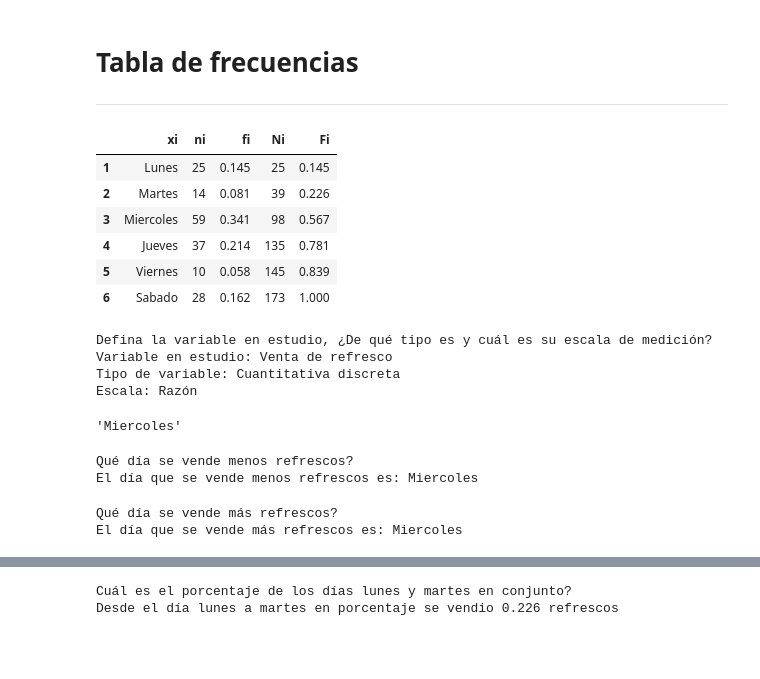
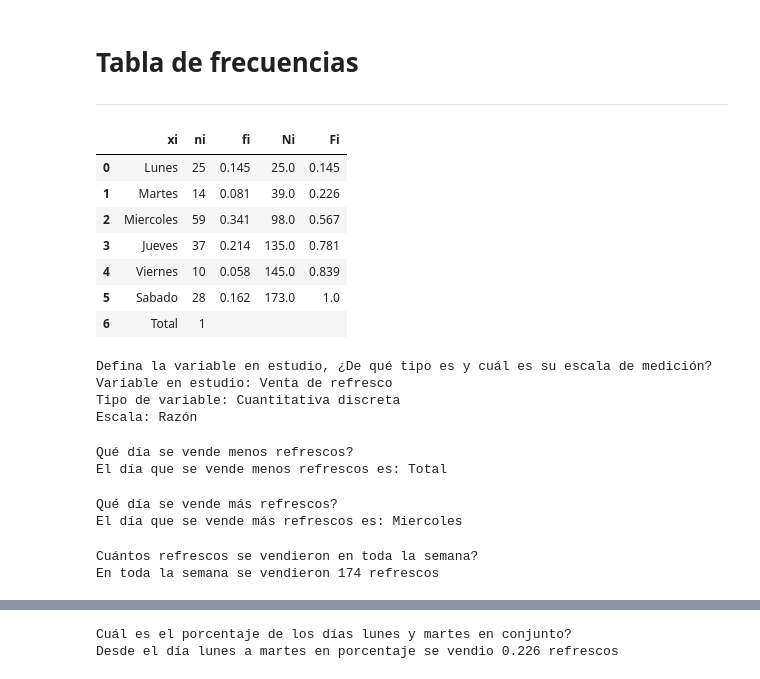
Before and after one commit to Kaiziferr/statistics, a Jupyter notebook: statistics/descriptive_statistics/01_workshop_estadistica_descriptiva_datos_no_agrupados.ipynb, the cells around one changed output, grey strips where cells are left out. Drawn from its saved outputs; the diff is of its cells as text; code cells hidden in the pictures; blank space fills up the shorter version.

```diff
--- a/statistics/descriptive_statistics/01_workshop_estadistica_descriptiva_datos_no_agrupados.ipynb
+++ b/statistics/descriptive_statistics/01_workshop_estadistica_descriptiva_datos_no_agrupados.ipynb
@@ -44,24 +44,30 @@ plot_bar(data,'dia','venta_refresco','Venta refrescos','Día', 'Venta refrescos'
 # Tabla de frecuencias
 ---
 # %%
-table_frecuency = pd.DataFrame(index=['1','2','3','4','5','6'])
-table_frecuency['xi'] = data.dia.values
-table_frecuency['ni'] = data.venta_refresco.values
-table_frecuency['fi'] = round(table_frecuency['ni']/data["venta_refresco"].sum(), 3)
-table_frecuency['Ni'] = table_frecuency['ni'].cumsum()
-table_frecuency['Fi'] = round(table_frecuency['fi'].cumsum(), 3)
-temp = pd.Series(table_frecuency['Fi'])
-temp[-1] = 1
-table_frecuency['Fi'] = temp
+def table_frecuency_dsicrete(data, category:str, values:str):
+  table_frecuency = pd.DataFrame()
+  table_frecuency['xi'] = data[category].values
+  table_frecuency['ni'] = data[values].values
+  table_frecuency['fi'] = round(table_frecuency['ni']/data[values].sum(), 3)
+  table_frecuency['Ni'] = table_frecuency['ni'].cumsum()
+  table_frecuency['Fi'] = round(table_frecuency['fi'].cumsum(), 3)
+  temp = pd.Series(table_frecuency['Fi'])
+  temp.iloc[-1] = 1
+  table_frecuency['Fi'] = temp
+  table_frecuency = table_frecuency.append({'xi':'Total', 'ni':1}, ignore_index=True).replace(np.nan, '')
+  return table_frecuency
+
+table_frecuency = table_frecuency_dsicrete(data, 'dia', 'venta_refresco')
 table_frecuency
 # %% [output]
 |  | xi | ni | fi | Ni | Fi |
-| 1 | Lunes | 25 | 0.145 | 25 | 0.145 |
-| 2 | Martes | 14 | 0.081 | 39 | 0.226 |
-| 3 | Miercoles | 59 | 0.341 | 98 | 0.567 |
-| 4 | Jueves | 37 | 0.214 | 135 | 0.781 |
-| 5 | Viernes | 10 | 0.058 | 145 | 0.839 |
-| 6 | Sabado | 28 | 0.162 | 173 | 1.000 |
+| 0 | Lunes | 25 | 0.145 | 25.0 | 0.145 |
+| 1 | Martes | 14 | 0.081 | 39.0 | 0.226 |
+| 2 | Miercoles | 59 | 0.341 | 98.0 | 0.567 |
+| 3 | Jueves | 37 | 0.214 | 135.0 | 0.781 |
+| 4 | Viernes | 10 | 0.058 | 145.0 | 0.839 |
+| 5 | Sabado | 28 | 0.162 | 173.0 | 1.0 |
+| 6 | Total | 1 |  |  |  |
 # %%
 print('Defina la variable en estudio, ¿De qué tipo es y cuál es su escala de medición?')
 print('Variable en estudio: Venta de refresco', 'Tipo de variable: Cuantitativa discreta', 'Escala: Razón', sep='\n')
@@ -70,15 +76,11 @@ Defina la variable en estudio, ¿De qué tipo es y cuál es su escala de medici
 Variable en estudio: Venta de refresco
 Tipo de variable: Cuantitativa discreta
 Escala: Razón
-# %%
-table_frecuency[table_frecuency['ni'] == max(table_frecuency['ni'])]['xi'][0]
-# %% [output]
-'Miercoles'
 # %%
 print('Qué día se vende menos refrescos?')
-print(f"El día que se vende menos refrescos es: {table_frecuency[table_frecuency['ni'] == max(table_frecuency['ni'])]['xi'][0]}")
+print(f"El día que se vende menos refrescos es: {table_frecuency[table_frecuency['ni'] == min(table_frecuency['ni'])]['xi'].values[0]}")
 # %% [output]
 Qué día se vende menos refrescos?
-El día que se vende menos refrescos es: Miercoles
+El día que se vende menos refrescos es: Total
 # %%
 print('Qué día se vende más refrescos?')
@@ -86,4 +88,10 @@ print(f"El día que se vende más refrescos es: {table_frecuency[table_frecuency
 # %% [output]
 Qué día se vende más refrescos?
 El día que se vende más refrescos es: Miercoles
+# %%
+print('Cuántos refrescos se vendieron en toda la semana?')
+print(f'En toda la semana se vendieron {table_frecuency["ni"].sum()} refrescos')
+# %% [output]
+Cuántos refrescos se vendieron en toda la semana?
+En toda la semana se vendieron 174 refrescos
 # %%
```
Also changed, not shown: parts of 8 cells of this notebook.
